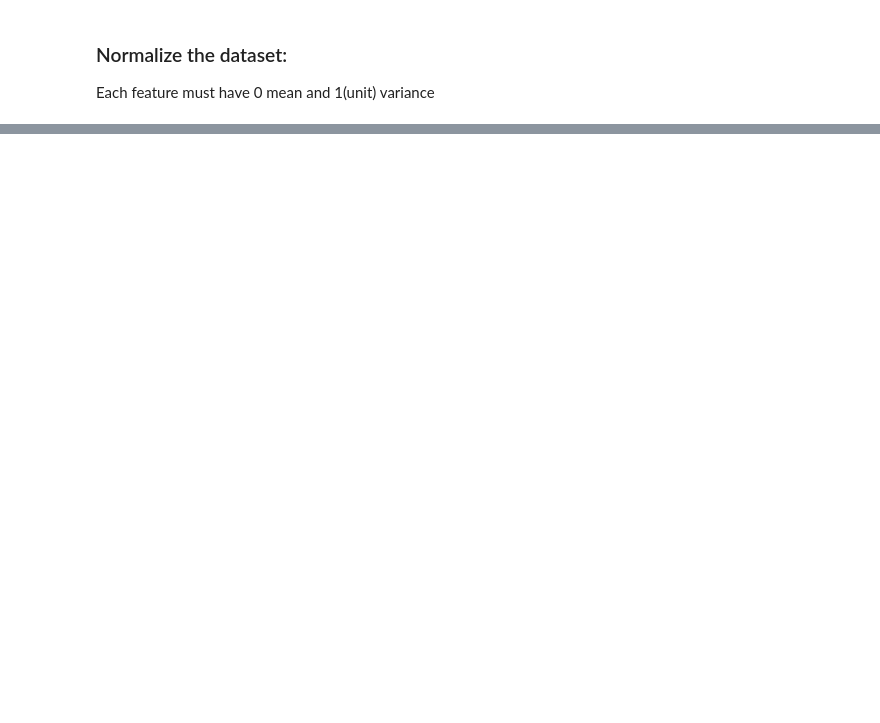
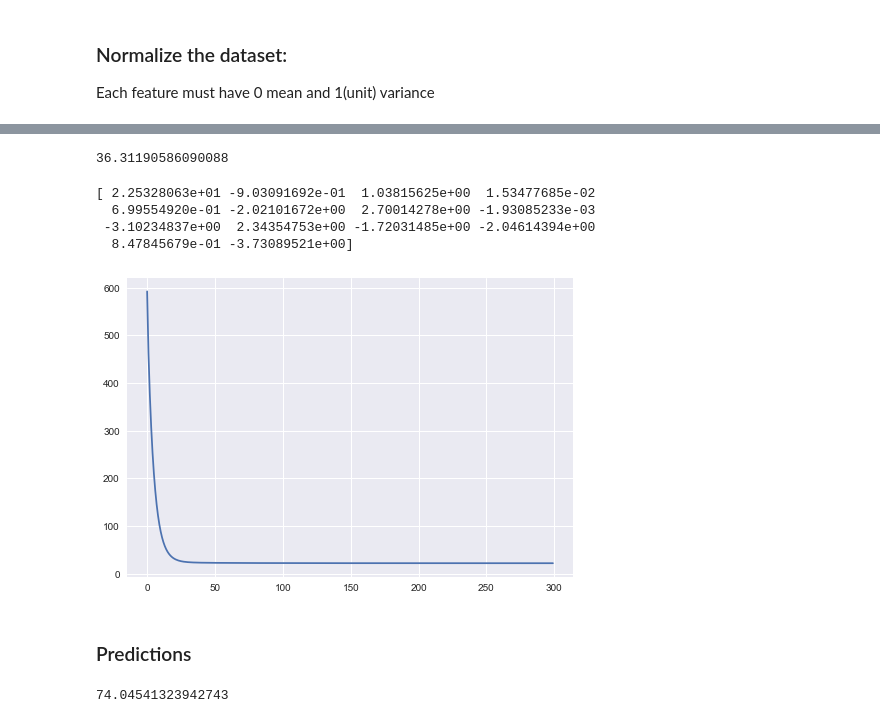
Before and after one commit to PritishWadhwa/ML-Practice, a Jupyter notebook: Python/LinearRegression/BostonHousesProblem/Regression.ipynb, the cells around one changed output, grey strips where cells are left out. Drawn from its saved outputs; the diff is of its cells as text; code cells hidden in the pictures; blank space fills up the shorter version.

```diff
--- a/Python/LinearRegression/BostonHousesProblem/Regression.ipynb
+++ b/Python/LinearRegression/BostonHousesProblem/Regression.ipynb
@@ -100,0 +119,51 @@ df.describe()
+# %%
+def error(X, y, theta):
+    er = 0.0
+    m = X.shape[0]
+    for i in range(m):
+        y_ = hypothesis(X[i], theta)
+        er += (y[i] - y_)**2
+    return er/m
+# %%
+def gradient(X, y, theta):
+    m, n = X.shape
+    grad = np.zeros((n, ))
+    for j in range(n):
+        for i in range(m):
+            y_ = hypothesis(X[i], theta)
+            grad[j] += (y_ - y[i])*X[i][j]
+    return grad/m
+# %%
+def gradientDescent(X, y, learning_rate=0.1, max_epochs=300):
+    m,n = X.shape
+    theta = np.zeros((n, ))
+    erList = []
+    for i in range(max_epochs):
+        e = error(X, y, theta)
+        erList.append(e)
+        grad = gradient(X, y, theta)
+        for j in range(n):
+            theta[j] = theta[j] - learning_rate*grad[j]
+    return theta, erList
+# %%
+start = time.time()
+theta, errorList = gradientDescent(X, y)
+end = time.time()
+print(end-start)
+# %% [output]
+36.31190586090088
+# %%
+print(theta)
+# %% [output]
+[ 2.25328063e+01 -9.03091692e-01  1.03815625e+00  1.53477685e-02
+  6.99554920e-01 -2.02101672e+00  2.70014278e+00 -1.93085233e-03
+ -3.10234837e+00  2.34354753e+00 -1.72031485e+00 -2.04614394e+00
+  8.47845679e-01 -3.73089521e+00]
+# %%
+plt.style.use('seaborn')
+plt.plot(errorList)
+plt.show()
+# %% [output]
+[figure, added]
+# %% [markdown]
+### Predictions
@@ -100,0 +182,4 @@ df.describe()
+# %%
+r2_score(y, y_)
+# %% [output]
+74.04541323942743
```
Also changed, not shown: parts of 13 cells of this notebook.
